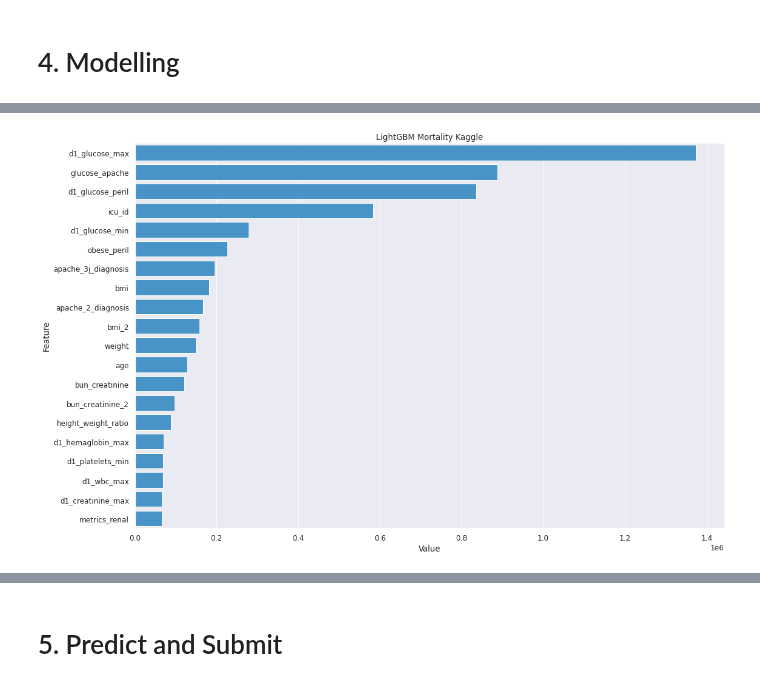
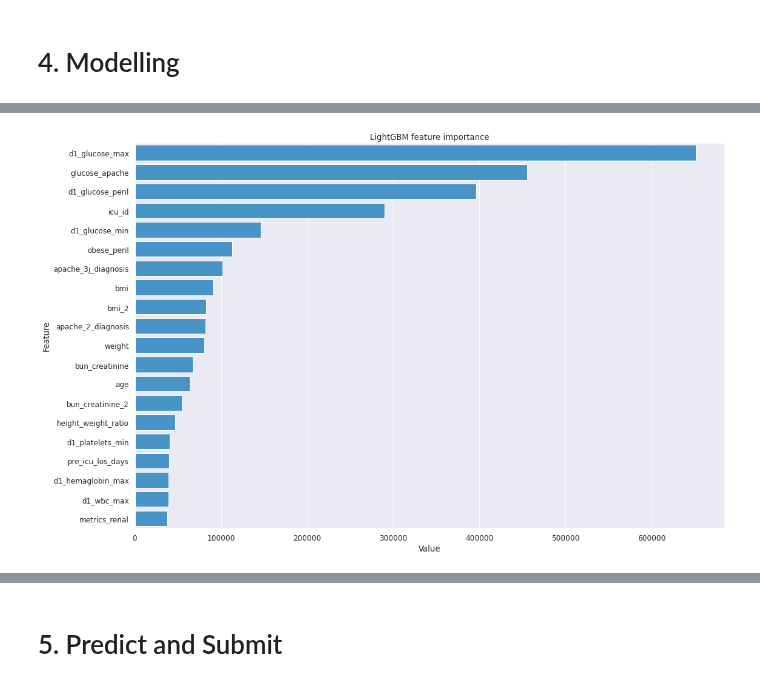
Before and after one commit to soyhyoj/WiDS-Datathon-2021, a Jupyter notebook: notebooks/wids2021-eda-classification.ipynb, the cells around one changed output, grey strips where cells are left out. Cells and saved outputs as stored; diff of their text form; code cells hidden in the pictures.

```diff
--- a/notebooks/wids2021-eda-classification.ipynb
+++ b/notebooks/wids2021-eda-classification.ipynb
@@ -652,12 +622,12 @@ params = {
         'boosting_type': 'gbdt',
         'objective': 'binary',
         'metric': 'auc',
-        'learning_rate': 0.006,
+        'learning_rate': 0.01,
         'subsample': 1,
         'colsample_bytree': 0.2,
         'reg_alpha': 3,
         'reg_lambda': 1,
-        'scale_pos_weight': 3,
+        'scale_pos_weight': 2,
         'n_estimators': 10000,
         'verbose': 1,
         'max_depth': -1,
@@ -665,7 +635,7 @@ params = {
         'force_col_wise': True
 }
 
-clf,arr_f1_weighted,arr_f1_macro,arr_f1_positive,prediction_folds,preds_folds,y_folds= oc.cv(X, y,0.5,16000,shuffle=True,params=params)
+clf,arr_f1_weighted,arr_f1_macro,arr_f1_positive,prediction_folds,preds_folds,y_folds= oc.cv(X, y,0.5,160,shuffle=True,params=params)
 # %% [output]
 [LightGBM] [Warning] Find whitespaces in feature_names, replace with underlines
 [LightGBM] [Info] Number of positive: 22521, number of negative: 81604
@@ -730,6 +700,6 @@ oc.confusion_matrix_plot(y_folds,prediction_folds)
 # %%
-feature_imp_list=oc.plot_imp(clf,X,'LightGBM Mortality Kaggle',num=20)
+feature_imp_list=oc.plot_imp(clf,X,'LightGBM feature importance',num=20)
 # %% [output]
-[figure, old version]
+[figure, new version]
 # %%
 break
```
Also changed, not shown: parts of 17 cells of this notebook.
